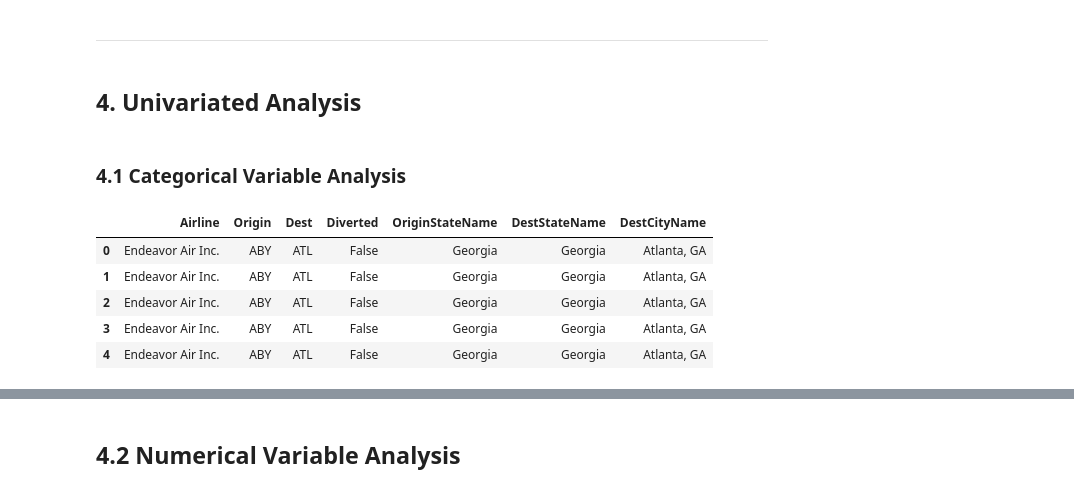
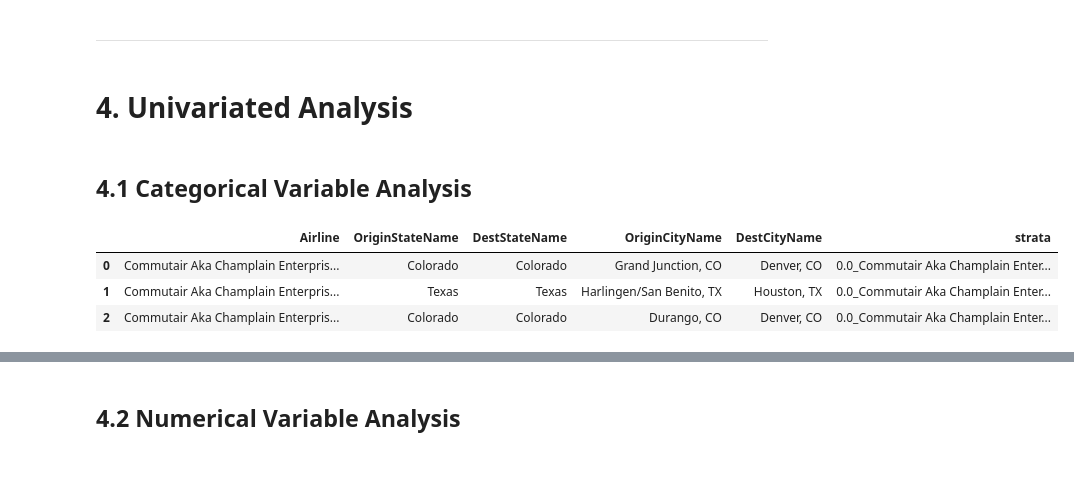
Before and after one commit to MFernandez19/final_project, a Jupyter notebook: src/explore.ipynb, the cells around one changed output, grey strips where cells are left out. Drawn from its saved outputs; the diff is of its cells as text; code cells hidden in the pictures; blank space fills up the shorter version.

```diff
--- a/src/explore.ipynb
+++ b/src/explore.ipynb
@@ -29,6 +34,6 @@ df_2022 = pd.read_parquet("/workspace/final_project/data/raw/Combined_Flights_20
 # %%
-data_frames = [df_2018, df_2019, df_2020, df_2021, df_2022]
-df = pd.concat(data_frames, ignore_index=True)
+#data_frames = [df_2018, df_2019, df_2020, df_2021, df_2022]
+#df = pd.concat(data_frames, ignore_index=True)
 # %%
 df.head(3)
 # %% [output]
@@ -160,3 +149,19 @@ columnas_necesarias = [
+# %%
+columnas_necesarias = [
+   'DayOfWeek',
+   'Month',
+   'Quarter',
+   'DayofMonth',
+   'DepDelayMinutes',
+   'DepTime',
+   'CRSDepTime',
+   'Distance',
+   'Airline',
+   'OriginStateName',
+   'DestStateName',
+   'OriginCityName',
+   'DestCityName'
+]
 # %%
 df = df[columnas_necesarias]
 df.head(3)
@@ -241,0 +351,2 @@ Nuestro data frame contiene los siguientes tipos de datos:
+# %%
+df = df.drop_duplicates()
@@ -266,6 +382,4 @@ Sabiendo estos numeros lo que haremos seremos eliminarlos para que no afecte en
 # %%
 # Understanding how many type of features we have
-df['FlightDate'] = df['FlightDate'].astype('datetime64[ns]')
-
 df.dtypes.unique()
 # %% [output]
@@ -306,16 +419,14 @@ df_temp.head(3)
 # %% [markdown]
 ---
 # %% [markdown]
-## 4. Univariated Analysis
+# 4. Univariated Analysis
 # %% [markdown]
-### 4.1 Categorical Variable Analysis
+## 4.1 Categorical Variable Analysis
 # %%
-df_cat.head()
+df_cat.head(3)
 # %% [output]
-|  | Airline | Origin | Dest | Diverted | OriginStateName | DestStateName | DestCityName |
-| 0 | Endeavor Air Inc. | ABY | ATL | False | Georgia | Georgia | Atlanta, GA |
-| 1 | Endeavor Air Inc. | ABY | ATL | False | Georgia | Georgia | Atlanta, GA |
-| 2 | Endeavor Air Inc. | ABY | ATL | False | Georgia | Georgia | Atlanta, GA |
-| 3 | Endeavor Air Inc. | ABY | ATL | False | Georgia | Georgia | Atlanta, GA |
-| 4 | Endeavor Air Inc. | ABY | ATL | False | Georgia | Georgia | Atlanta, GA |
+|  | Airline | OriginStateName | DestStateName | OriginCityName | DestCityName | strata |
+| 0 | Commutair Aka Champlain Enterpris... | Colorado | Colorado | Grand Junction, CO | Denver, CO | 0.0_Commutair Aka Champlain Enter... |
+| 1 | Commutair Aka Champlain Enterpris... | Texas | Texas | Harlingen/San Benito, TX | Houston, TX | 0.0_Commutair Aka Champlain Enter... |
+| 2 | Commutair Aka Champlain Enterpris... | Colorado | Colorado | Durango, CO | Denver, CO | 0.0_Commutair Aka Champlain Enter... |
 # %%
```
Also changed, not shown: parts of 86 cells of this notebook.
